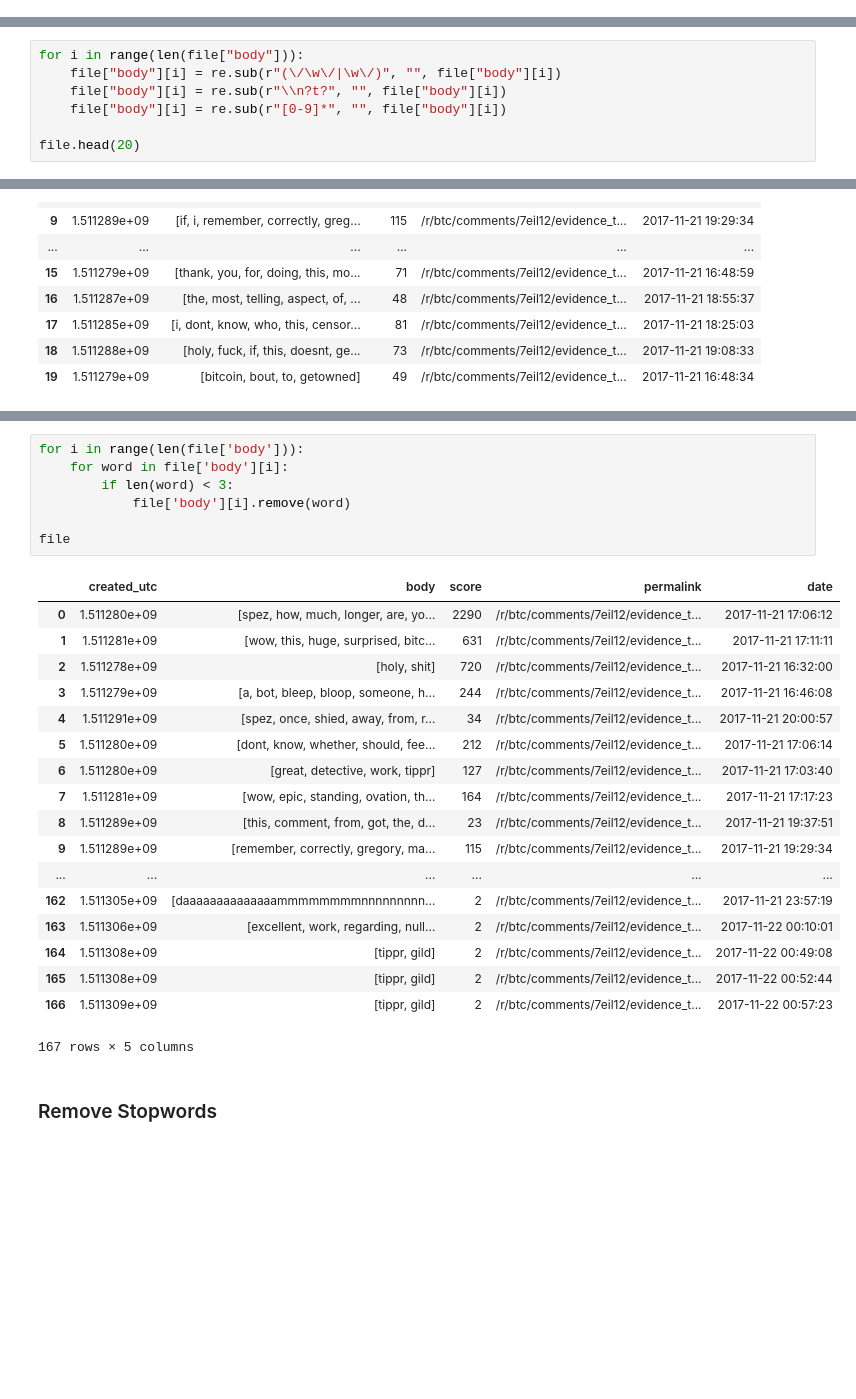
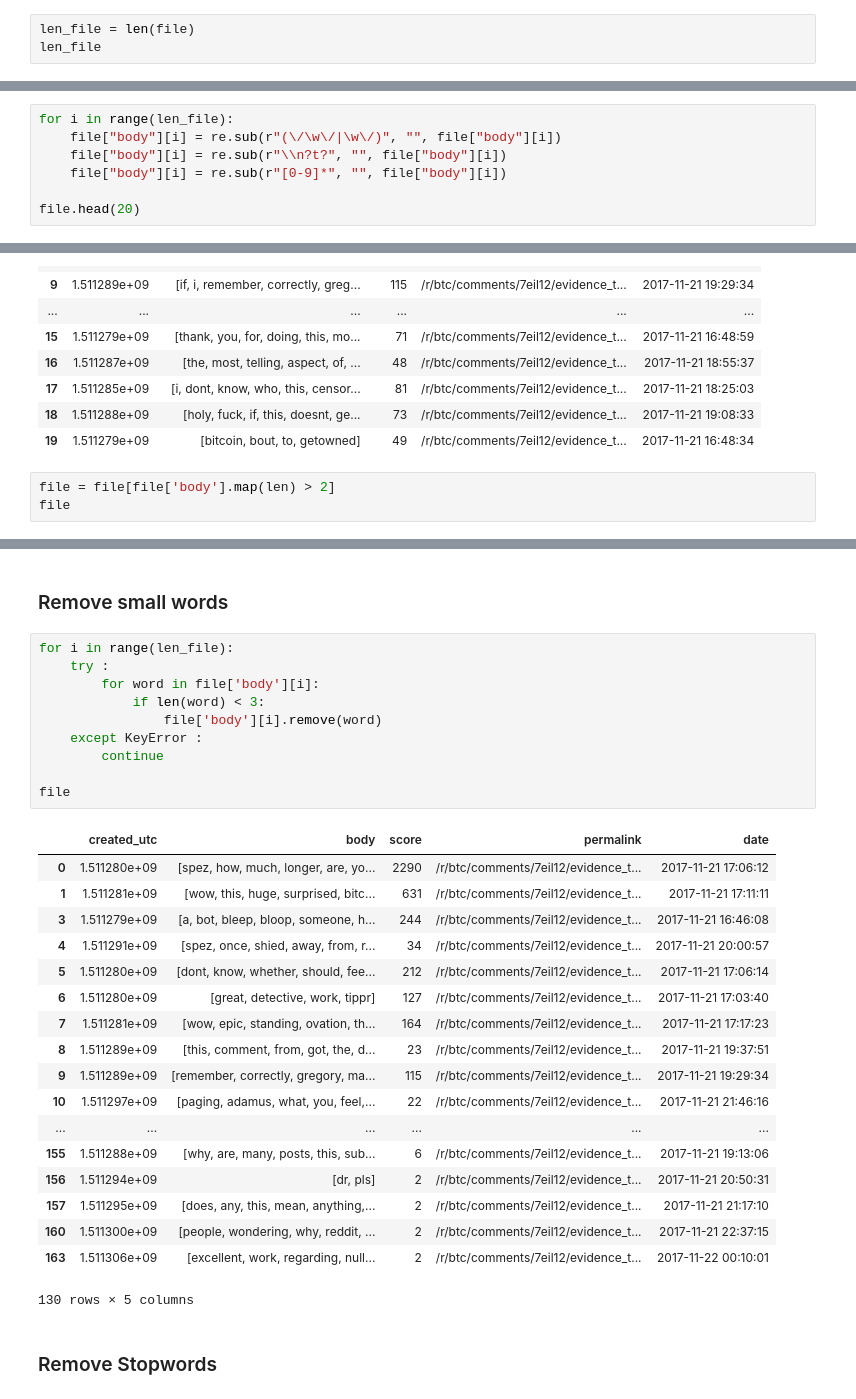
Before and after one commit to FeelCrypt/FeelCrypt, a Jupyter notebook: TF-IDF/TF-IDF Reddit.ipynb, the cells around one changed output, grey strips where cells are left out. Saved outputs shown, nothing was run; the diff lists cells and outputs as text; blank space fills up the shorter version.

```diff
--- a/TF-IDF/TF-IDF Reddit.ipynb
+++ b/TF-IDF/TF-IDF Reddit.ipynb
@@ -34,3 +41,6 @@ file
 | 165 | 1.511308e+09 | /u/tippr gild | 2 | /r/btc/comments/7eil12/evidence_t... | 2017-11-22 00:52:44 |
 | 166 | 1.511309e+09 | /u/tippr gild | 2 | /r/btc/comments/7eil12/evidence_t... | 2017-11-22 00:57:23 |
 167 rows × 5 columns
+# %%
+len_file = len(file)
+len_file
@@ -59,7 +71,7 @@ Name: body, Length: 167, dtype: object
 # %% [markdown]
 ### Remove all "/u/", "/r/", "/r", "\n"
 # %%
-for i in range(len(file["body"])):
+for i in range(len_file):
     file["body"][i] = re.sub(r"(\/\w\/|\w\/)", "", file["body"][i])
     file["body"][i] = re.sub(r"\\n?t?", "", file["body"][i])
     file["body"][i] = re.sub(r"[0-9]*", "", file["body"][i])
@@ -148,3 +160,6 @@ file.head(20)
 | 17 | 1.511285e+09 | [i, dont, know, who, this, censor... | 81 | /r/btc/comments/7eil12/evidence_t... | 2017-11-21 18:25:03 |
 | 18 | 1.511288e+09 | [holy, fuck, if, this, doesnt, ge... | 73 | /r/btc/comments/7eil12/evidence_t... | 2017-11-21 19:08:33 |
 | 19 | 1.511279e+09 | [bitcoin, bout, to, getowned] | 49 | /r/btc/comments/7eil12/evidence_t... | 2017-11-21 16:48:34 |
+# %%
+file = file[file['body'].map(len) > 2]
+file
@@ -151,15 +185,19 @@ file.head(20)
+# %% [markdown]
+### Remove small words
 # %%
-for i in range(len(file['body'])):
-    for word in file['body'][i]:
-        if len(word) < 3:
-            file['body'][i].remove(word)
+for i in range(len_file):
+    try :
+        for word in file['body'][i]:
+            if len(word) < 3:
+                file['body'][i].remove(word)
+    except KeyError :
+        continue
 
 file
 # %% [output]
 |  | created_utc | body | score | permalink | date |
 | 0 | 1.511280e+09 | [spez, how, much, longer, are, yo... | 2290 | /r/btc/comments/7eil12/evidence_t... | 2017-11-21 17:06:12 |
 | 1 | 1.511281e+09 | [wow, this, huge, surprised, bitc... | 631 | /r/btc/comments/7eil12/evidence_t... | 2017-11-21 17:11:11 |
-| 2 | 1.511278e+09 | [holy, shit] | 720 | /r/btc/comments/7eil12/evidence_t... | 2017-11-21 16:32:00 |
 | 3 | 1.511279e+09 | [a, bot, bleep, bloop, someone, h... | 244 | /r/btc/comments/7eil12/evidence_t... | 2017-11-21 16:46:08 |
 | 4 | 1.511291e+09 | [spez, once, shied, away, from, r... | 34 | /r/btc/comments/7eil12/evidence_t... | 2017-11-21 20:00:57 |
 | 5 | 1.511280e+09 | [dont, know, whether, should, fee... | 212 | /r/btc/comments/7eil12/evidence_t... | 2017-11-21 17:06:14 |
@@ -167,13 +205,14 @@ file
 | 7 | 1.511281e+09 | [wow, epic, standing, ovation, th... | 164 | /r/btc/comments/7eil12/evidence_t... | 2017-11-21 17:17:23 |
 | 8 | 1.511289e+09 | [this, comment, from, got, the, d... | 23 | /r/btc/comments/7eil12/evidence_t... | 2017-11-21 19:37:51 |
 | 9 | 1.511289e+09 | [remember, correctly, gregory, ma... | 115 | /r/btc/comments/7eil12/evidence_t... | 2017-11-21 19:29:34 |
+| 10 | 1.511297e+09 | [paging, adamus, what, you, feel,... | 22 | /r/btc/comments/7eil12/evidence_t... | 2017-11-21 21:46:16 |
 | ... | ... | ... | ... | ... | ... |
-| 162 | 1.511305e+09 | [daaaaaaaaaaaaaammmmmmmmnnnnnnnnn... | 2 | /r/btc/comments/7eil12/evidence_t... | 2017-11-21 23:57:19 |
+| 155 | 1.511288e+09 | [why, are, many, posts, this, sub... | 6 | /r/btc/comments/7eil12/evidence_t... | 2017-11-21 19:13:06 |
+| 156 | 1.511294e+09 | [dr, pls] | 2 | /r/btc/comments/7eil12/evidence_t... | 2017-11-21 20:50:31 |
+| 157 | 1.511295e+09 | [does, any, this, mean, anything,... | 2 | /r/btc/comments/7eil12/evidence_t... | 2017-11-21 21:17:10 |
+| 160 | 1.511300e+09 | [people, wondering, why, reddit, ... | 2 | /r/btc/comments/7eil12/evidence_t... | 2017-11-21 22:37:15 |
 | 163 | 1.511306e+09 | [excellent, work, regarding, null... | 2 | /r/btc/comments/7eil12/evidence_t... | 2017-11-22 00:10:01 |
-| 164 | 1.511308e+09 | [tippr, gild] | 2 | /r/btc/comments/7eil12/evidence_t... | 2017-11-22 00:49:08 |
-| 165 | 1.511308e+09 | [tippr, gild] | 2 | /r/btc/comments/7eil12/evidence_t... | 2017-11-22 00:52:44 |
-| 166 | 1.511309e+09 | [tippr, gild] | 2 | /r/btc/comments/7eil12/evidence_t... | 2017-11-22 00:57:23 |
-167 rows × 5 columns
+130 rows × 5 columns
 # %% [markdown]
 ### Remove Stopwords
 # %%
```
Also changed, not shown: parts of 28 cells of this notebook.
